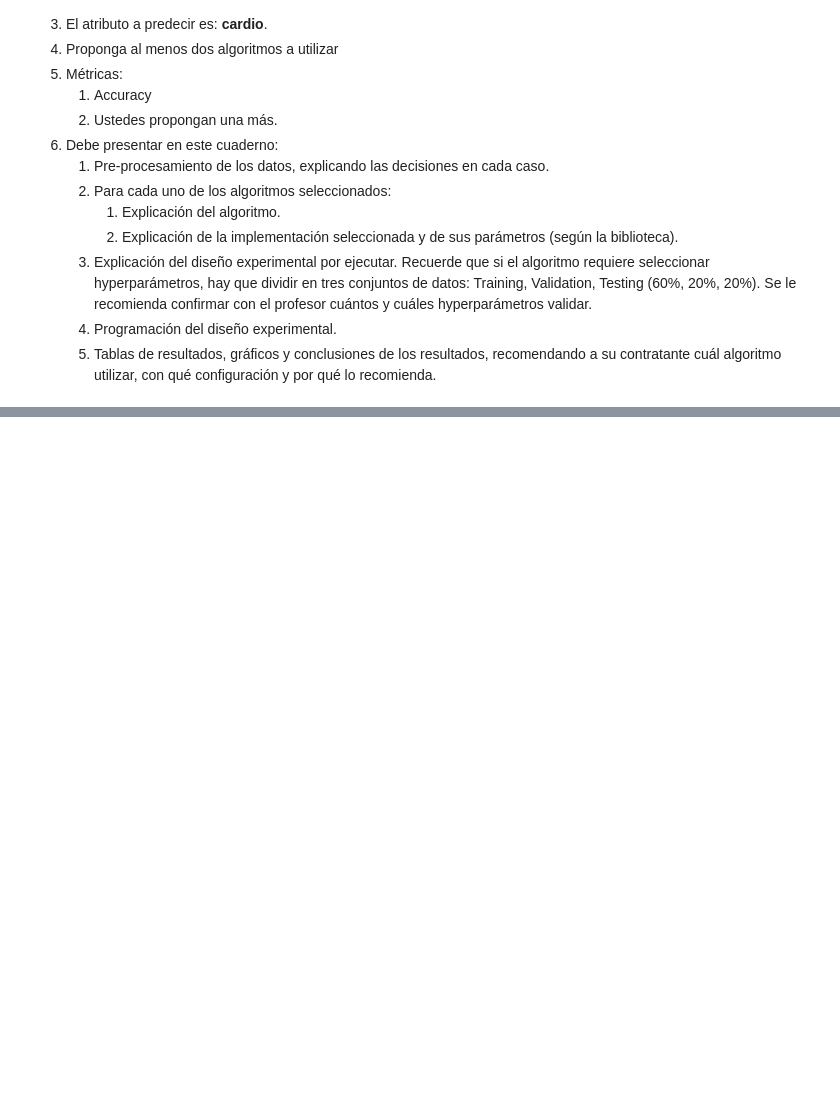
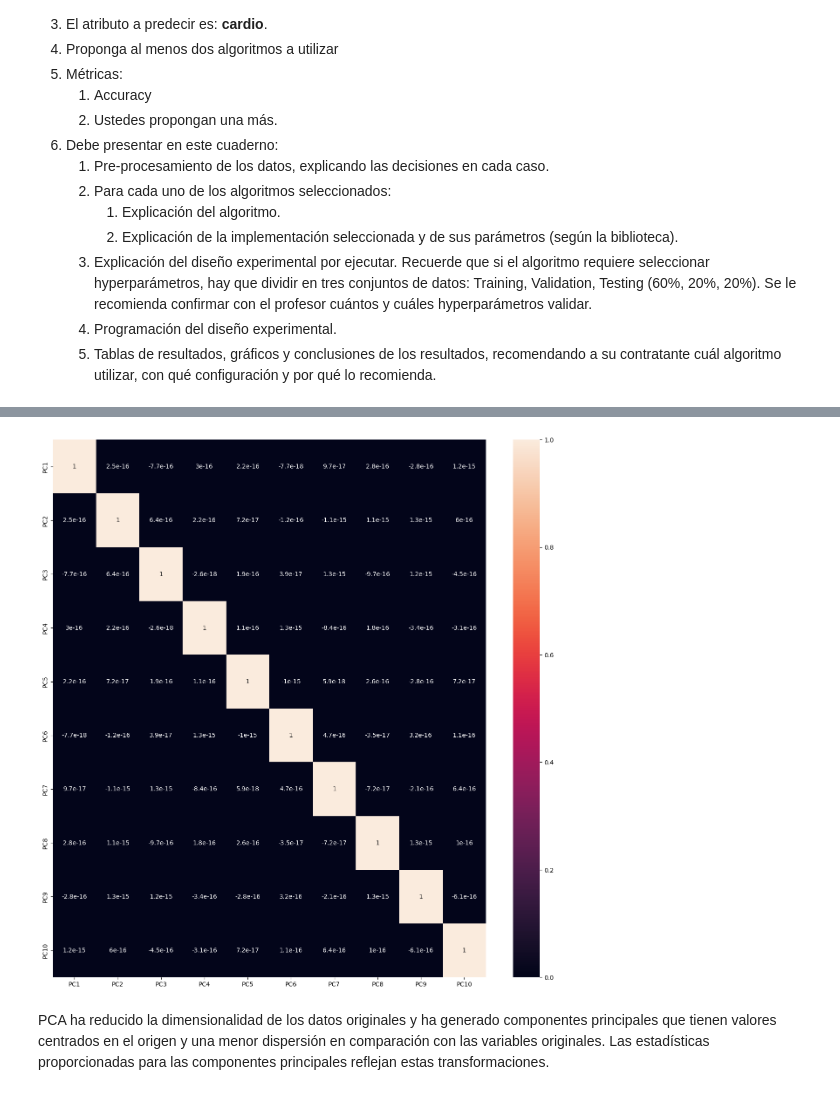
Before and after one commit to IAGR2-S2-2023/TP2_Regresi-n-Clasificaci-n, a Jupyter notebook: 2023-2-Trabajo_Practico_2.ipynb, the cells around one changed output, grey strips where cells are left out. Drawn from its saved outputs; the diff is of its cells as text; code cells hidden in the pictures; blank space fills up the shorter version.

```diff
--- a/2023-2-Trabajo_Practico_2.ipynb
+++ b/2023-2-Trabajo_Practico_2.ipynb
@@ -362,0 +582,6 @@ ___
+# %%
+explained_variance_ratio = pca.explained_variance_ratio_
+cumulative_variance = explained_variance_ratio.cumsum()
+
+# Determina cuántos componentes principales deseas retener (por ejemplo, el 95% de la varianza)
+n_components = len(cumulative_variance[cumulative_variance < 0.95]) + 1
@@ -362,0 +593,7 @@ ___
+# %%
+pca_data = pca.transform(scaled_data)
+# Supongamos que "pca_data" es tu matriz de datos transformados por PCA
+# Los nombres de las columnas para el nuevo DataFrame pueden ser "PC1", "PC2", ..., "PCn" (donde n es el número de componentes principales)
+column_names = [f'PC{i+1}' for i in range(pca_data.shape[1])]
+pca_df = pd.DataFrame(data=pca_data, columns=column_names)
+pca_df.describe()
@@ -362,0 +610,11 @@ ___
+# %%
+# get the correlation matrix
+corr_matrix = pca_df.corr()
+# plotting the correlation matrix
+plt.figure(figsize = (16,16))
+sns.heatmap(corr_matrix, annot = True)
+plt.show()
+# %% [output]
+[figure, added]
+# %% [markdown]
+PCA ha reducido la dimensionalidad de los datos originales y ha generado componentes principales que tienen valores centrados en el origen y una menor dispersión en comparación con las variables originales. Las estadísticas proporcionadas para las componentes principales reflejan estas transformaciones.
```
Also changed, not shown: parts of 47 cells of this notebook.
